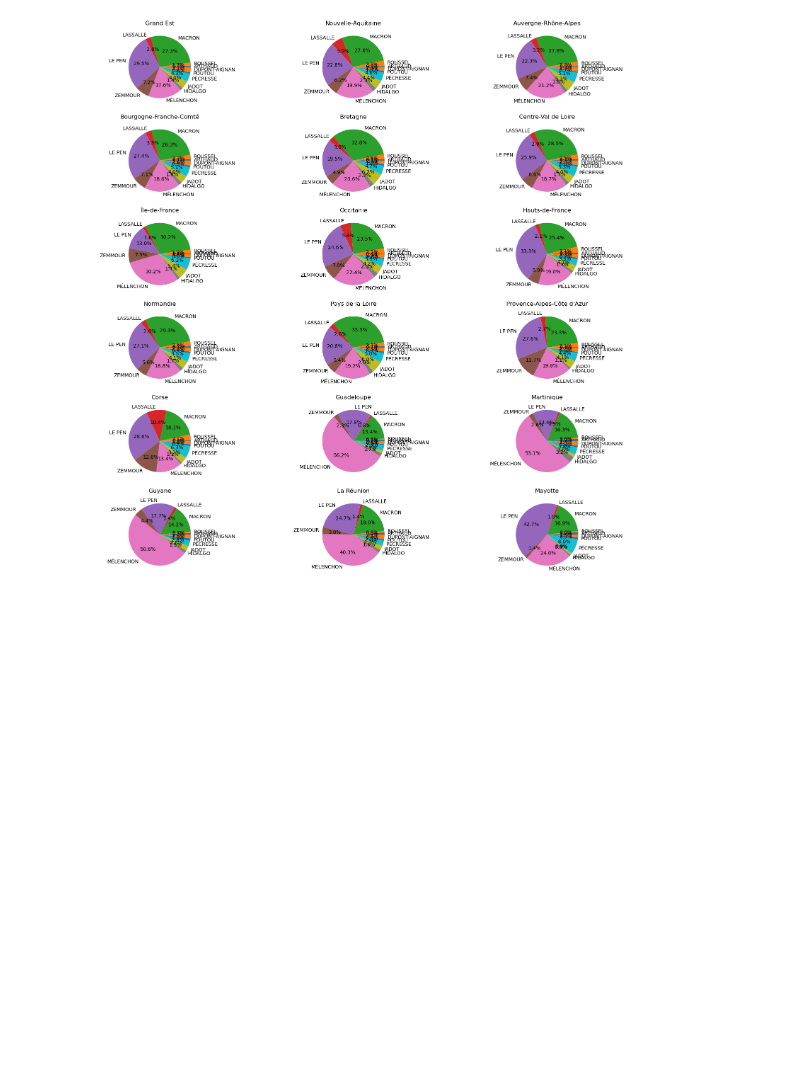
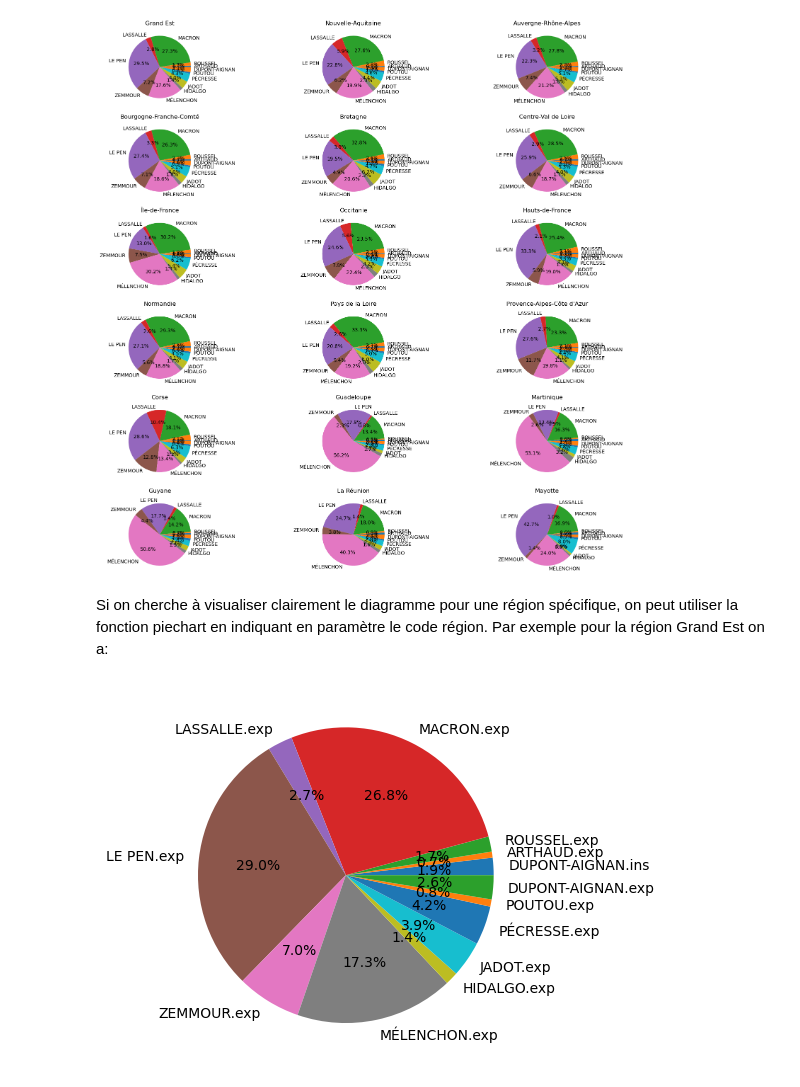
Before and after one commit to KaramKhammel/APST2-clustering, a Jupyter notebook: Projet-clustering.ipynb, the cells around one changed output. Cells and saved outputs as stored; diff of their text form; code cells hidden in the pictures; blank space fills up the shorter version.

```diff
--- a/Projet-clustering.ipynb
+++ b/Projet-clustering.ipynb
@@ -44,2 +43,9 @@ def piechart(k):
     D=candidats[j,:]
     plt.pie(D,labels=candidats[0,:],autopct='%1.1f%%')
+# %% [markdown]
+Si on cherche à visualiser clairement le diagramme pour une région spécifique, on peut utiliser la fonction piechart en indiquant en paramètre le code région.
+Par exemple pour la région Grand Est on a:
+# %%
+piechart(44)
+# %% [output]
+[figure, added]
```
Also changed, not shown: parts of 37 cells of this notebook.
